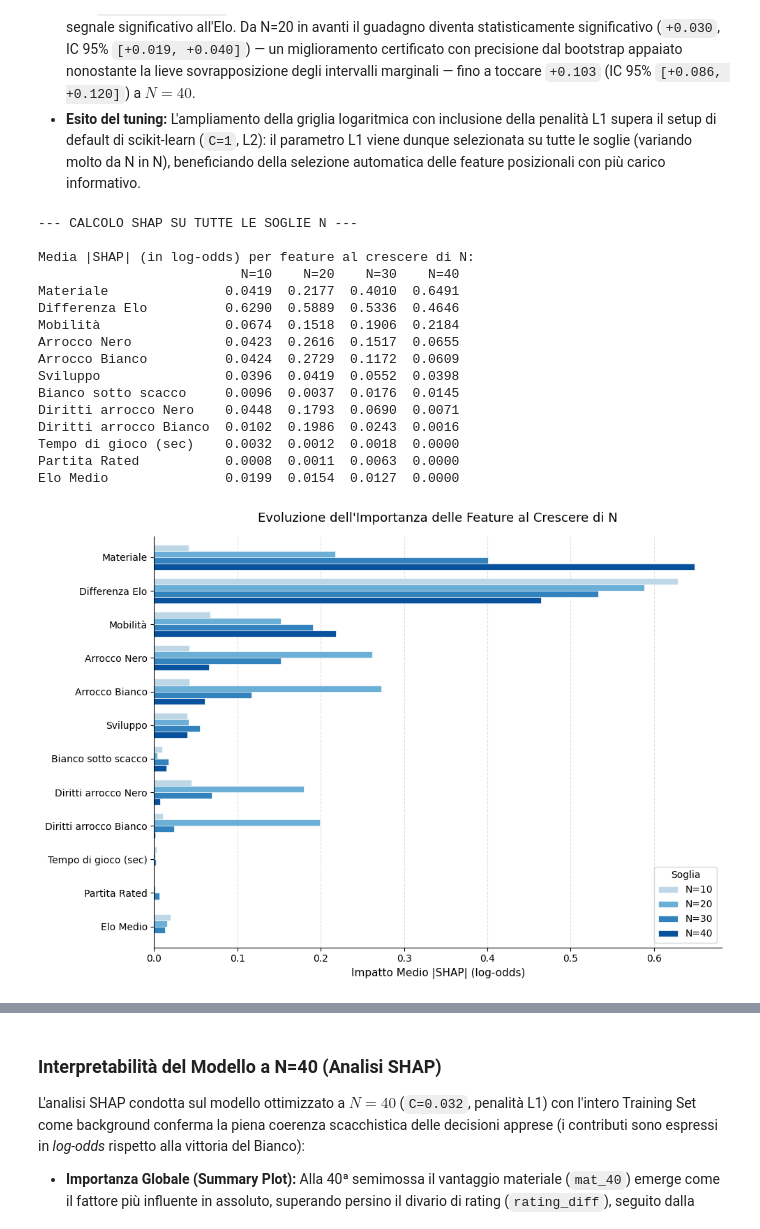
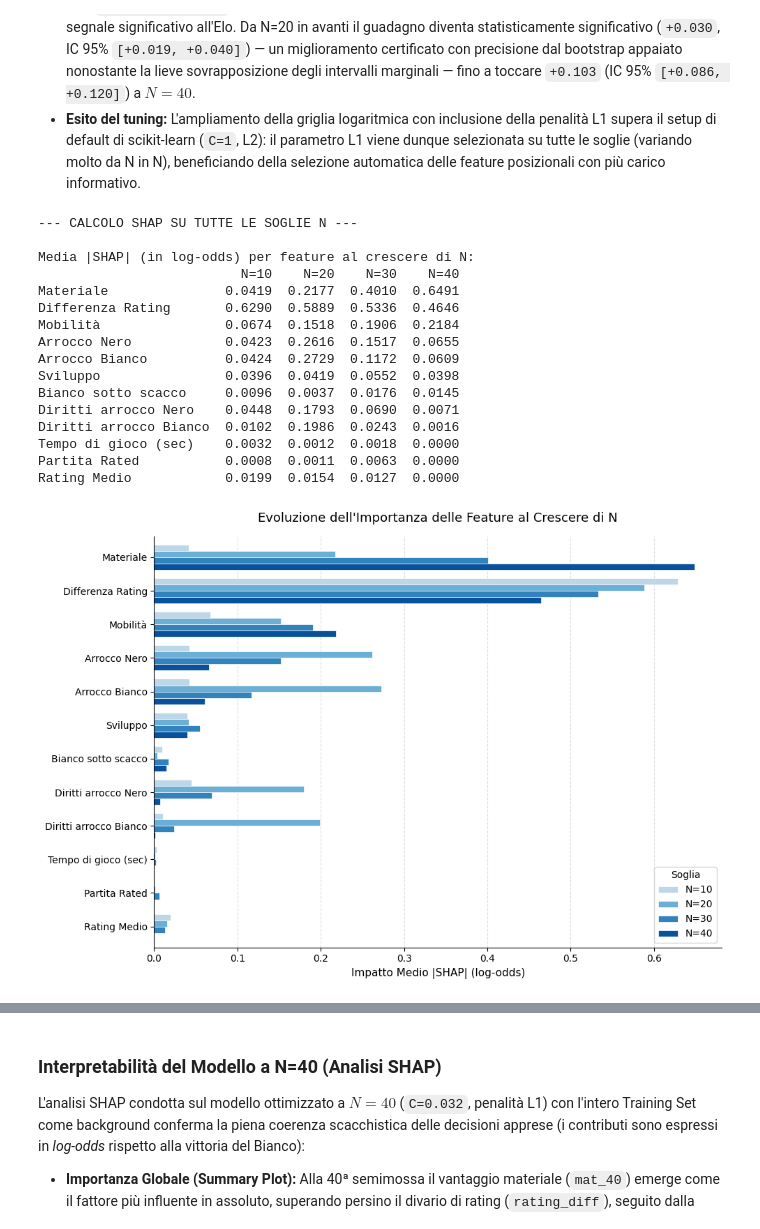
Before and after one commit to Lupo6789/tesi_scacchi, a Jupyter notebook: 05- Valutazione_sul_Test_Set_e_Interpretabilità_(SHAP).ipynb, the cells around one changed output, grey strips where cells are left out. Drawn from its saved outputs; the diff is of its cells as text; code cells hidden in the pictures.

```diff
--- a/05- Valutazione_sul_Test_Set_e_Interpretabilità_(SHAP).ipynb
+++ b/05- Valutazione_sul_Test_Set_e_Interpretabilità_(SHAP).ipynb
@@ -57,6 +57,8 @@ n_bootstrap = 1000 # Imposta a 1000 il numero di ricampionamenti che verranno fa
 
 # Dizionario per l'analisi SHAP su tutte le soglie N
 dati_shap = {}
+
+dati_eval = {}
 
 print("Esecuzione Tuning in Pipeline, Valutazione Test e Bootstrap (1000 iterazioni)...\n")
 
@@ -114,6 +116,14 @@ for N in soglie:
         'X_test_scaled': pd.DataFrame(scaler_n.transform(X_test), columns=X_test.columns)
     }
 
+    # Salvataggio predizioni sul Test Set per Matrici di Confusione e Calibrazione
+    dati_eval[N] = {
+        'y_test': y_test,
+        'y_prob_full': y_prob_full,
+        'y_pred_full': y_pred_full,
+        'y_prob_base': y_prob_base
+    }
+
     # 4. Bootstrap Appaiato (1000 ricampionamenti sulle stesse partite del Test)
     rng = np.random.default_rng(42)
     n_test = len(y_test)
@@ -164,7 +174,7 @@ for N in soglie:
     # Riga Baseline
     risultati_test.append({
         'N': N,
-        'Modello': 'Baseline (Solo Elo)',
+        'Modello': 'Baseline (Solo Rating)',
         'Params': '-',
         'CV AUC': f"{cv_auc_base:.3f}",
         'Test Acc (95% CI)': fmt_ci(acc_base, b_acc_b),
@@ -207,7 +217,7 @@ print("--- CALCOLO SHAP SU TUTTE LE SOGLIE N ---")
 # Dizionario per nomi leggibili e uniformi (puoi adattare le etichette a piacere)
 mappa_nomi = {
     'mat': 'Materiale',
-    'rating_diff': 'Differenza Elo',
+    'rating_diff': 'Differenza Rating',
     'mob': 'Mobilità',
     'ha_arroccato_n': 'Arrocco Nero',
     'ha_arroccato_b': 'Arrocco Bianco',
@@ -215,7 +225,7 @@ mappa_nomi = {
     'scacco_b': 'Bianco sotto scacco',
     'arr_n': 'Diritti arrocco Nero',
     'arr_b': 'Diritti arrocco Bianco',
-    'rating_mean': 'Elo Medio',
+    'rating_mean': 'Rating Medio',
     'tempo_stimato_sec': 'Tempo di gioco (sec)',
     'rated': 'Partita Rated'
 }
@@ -280,33 +290,33 @@ plt.show()
 
 # GRAFICO 2: Beeswarm a N=40
 plt.figure(figsize=(10, 6))
 shap.summary_plot(shap_per_N[40], dati_shap[40]['X_test_scaled'], show=False)
 plt.title("Impatto Globale delle Feature a N=40 (Beeswarm)", fontsize=14, pad=20)
 plt.tight_layout()
 plt.show()
 
 # GRAFICO 3: Waterfall Locale a N=40
 indice_partita = 0
 plt.figure(figsize=(8, 5))
 shap.plots.waterfall(shap_per_N[40][indice_partita], show=False)
 plt.title(f"Spiegazione Predizione Locale a N=40 (Partita Indice {indice_partita})", fontsize=14, pad=20)
 plt.tight_layout()
 plt.show()
 # %% [output]
 --- CALCOLO SHAP SU TUTTE LE SOGLIE N ---
 
 Media |SHAP| (in log-odds) per feature al crescere di N:
                           N=10    N=20    N=30    N=40
 Materiale               0.0419  0.2177  0.4010  0.6491
-Differenza Elo          0.6290  0.5889  0.5336  0.4646
+Differenza Rating       0.6290  0.5889  0.5336  0.4646
 Mobilità                0.0674  0.1518  0.1906  0.2184
 Arrocco Nero            0.0423  0.2616  0.1517  0.0655
 Arrocco Bianco          0.0424  0.2729  0.1172  0.0609
 Sviluppo                0.0396  0.0419  0.0552  0.0398
 Bianco sotto scacco     0.0096  0.0037  0.0176  0.0145
 Diritti arrocco Nero    0.0448  0.1793  0.0690  0.0071
 Diritti arrocco Bianco  0.0102  0.1986  0.0243  0.0016
 Tempo di gioco (sec)    0.0032  0.0012  0.0018  0.0000
 Partita Rated           0.0008  0.0011  0.0063  0.0000
-Elo Medio               0.0199  0.0154  0.0127  0.0000
+Rating Medio            0.0199  0.0154  0.0127  0.0000
-[figure, old version]
+[figure, new version]
```
Also changed, not shown: parts of 4 cells of this notebook.
